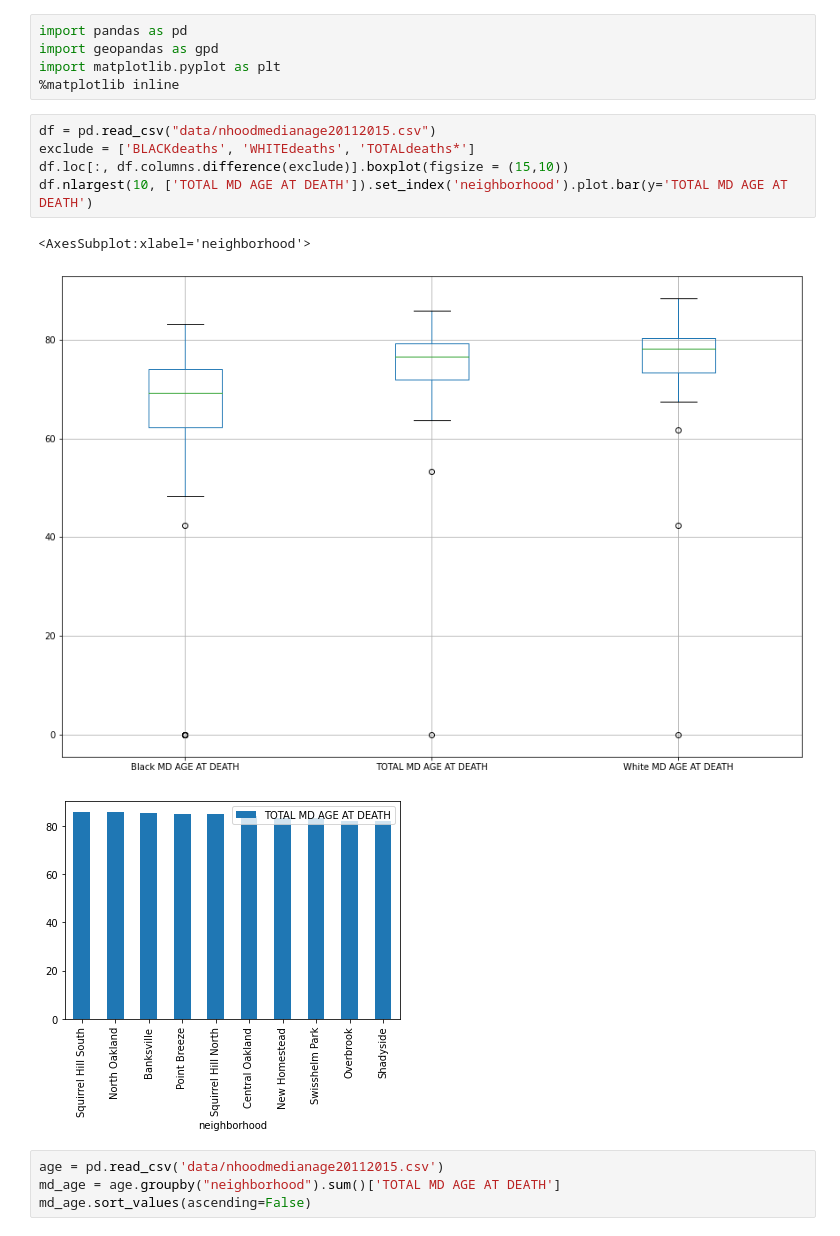
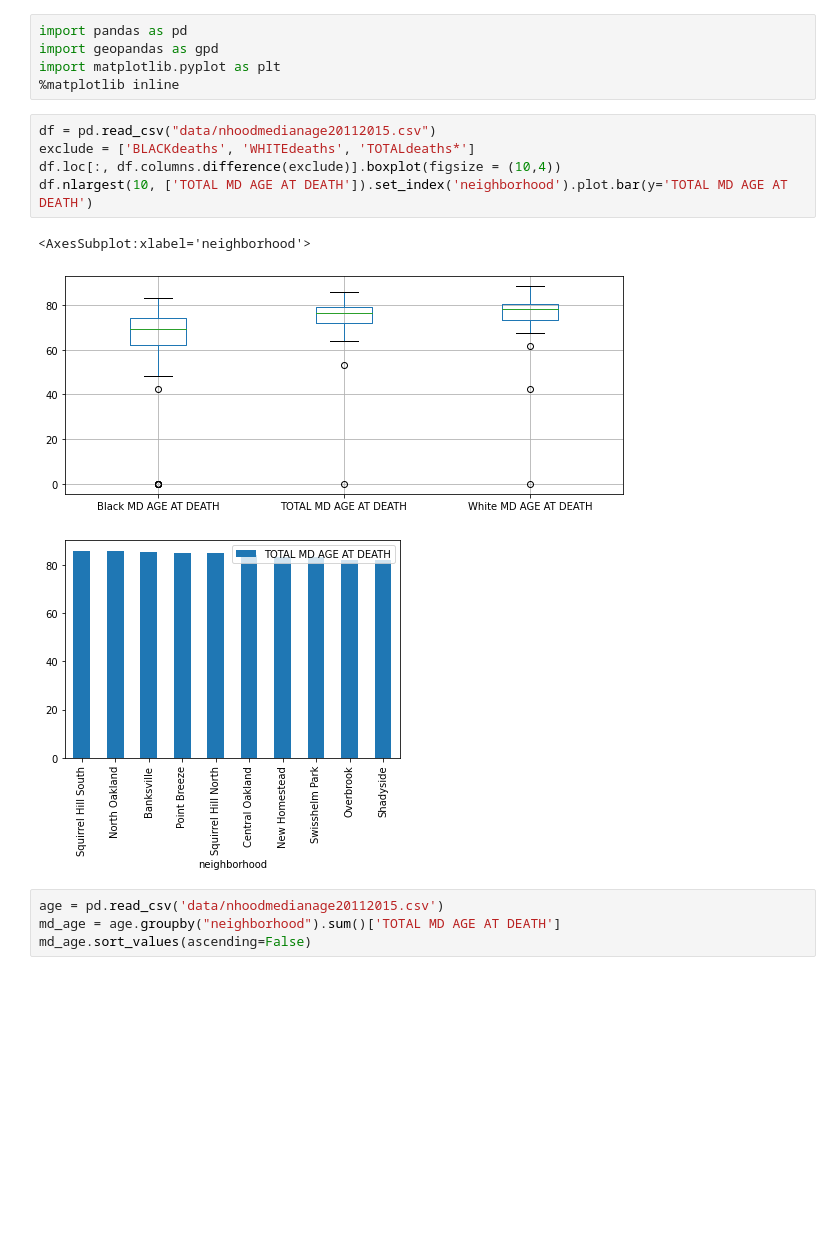
Before and after one commit to aaronjsutton/big-ideas-final, a Jupyter notebook: Median_Age.ipynb, the cells around one changed output. Saved outputs shown, nothing was run; the diff lists cells and outputs as text; blank space fills up the shorter version.

```diff
--- a/Median_Age.ipynb
+++ b/Median_Age.ipynb
@@ -15,11 +15,11 @@ import matplotlib.pyplot as plt
 # %%
 df = pd.read_csv("data/nhoodmedianage20112015.csv")
 exclude = ['BLACKdeaths', 'WHITEdeaths', 'TOTALdeaths*']
-df.loc[:, df.columns.difference(exclude)].boxplot(figsize = (15,10))
+df.loc[:, df.columns.difference(exclude)].boxplot(figsize = (10,4))
 df.nlargest(10, ['TOTAL MD AGE AT DEATH']).set_index('neighborhood').plot.bar(y='TOTAL MD AGE AT DEATH')
 # %% [output]
 <AxesSubplot:xlabel='neighborhood'>
-[figure, old version]
+[figure, new version]
 [figure]
 # %%
 age = pd.read_csv('data/nhoodmedianage20112015.csv')
```
